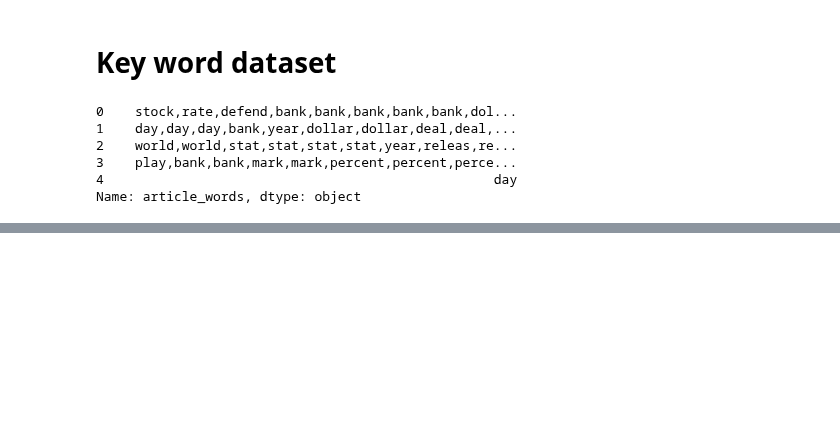
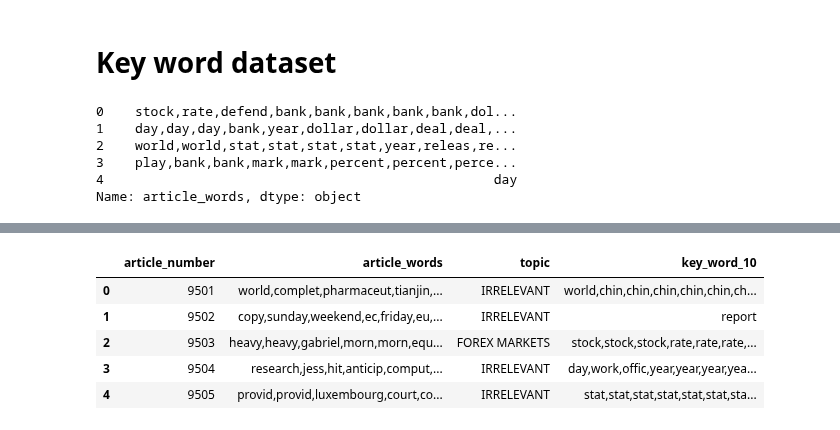
Before and after one commit to HenryLiangzy/COMP9417_Project, a Jupyter notebook: Yangqi_work.ipynb, the cells around one changed output, grey strips where cells are left out. Saved outputs shown, nothing was run; the diff lists cells and outputs as text; code cells hidden in the pictures; blank space fills up the shorter version.

```diff
--- a/Yangqi_work.ipynb
+++ b/Yangqi_work.ipynb
@@ -444,0 +454,4 @@ df.to_csv('keyword.csv')
+# %%
+#convert test set as well
+
+test_sample['key_word_10'] = test_x_kw
@@ -444,0 +467,9 @@ df.to_csv('keyword.csv')
+# %%
+test_sample.head()
+# %% [output]
+|  | article_number | article_words | topic | key_word_10 |
+| 0 | 9501 | world,complet,pharmaceut,tianjin,... | IRRELEVANT | world,chin,chin,chin,chin,chin,ch... |
+| 1 | 9502 | copy,sunday,weekend,ec,friday,eu,... | IRRELEVANT | report |
+| 2 | 9503 | heavy,heavy,gabriel,morn,morn,equ... | FOREX MARKETS | stock,stock,stock,rate,rate,rate,... |
+| 3 | 9504 | research,jess,hit,anticip,comput,... | IRRELEVANT | day,work,offic,year,year,year,yea... |
+| 4 | 9505 | provid,provid,luxembourg,court,co... | IRRELEVANT | stat,stat,stat,stat,stat,stat,sta... |
```
Also changed, not shown: parts of 2 cells of this notebook, 1 other file.
